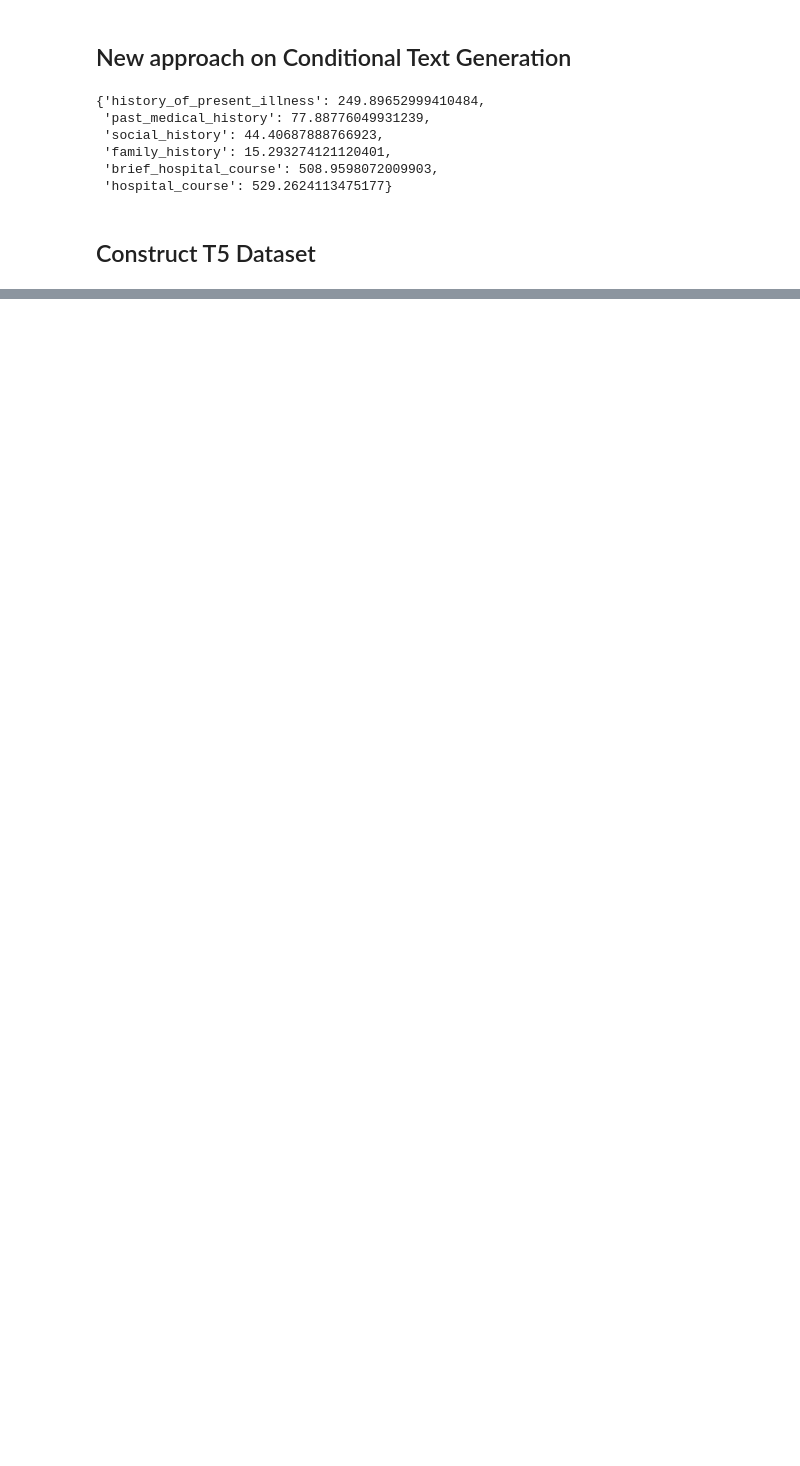
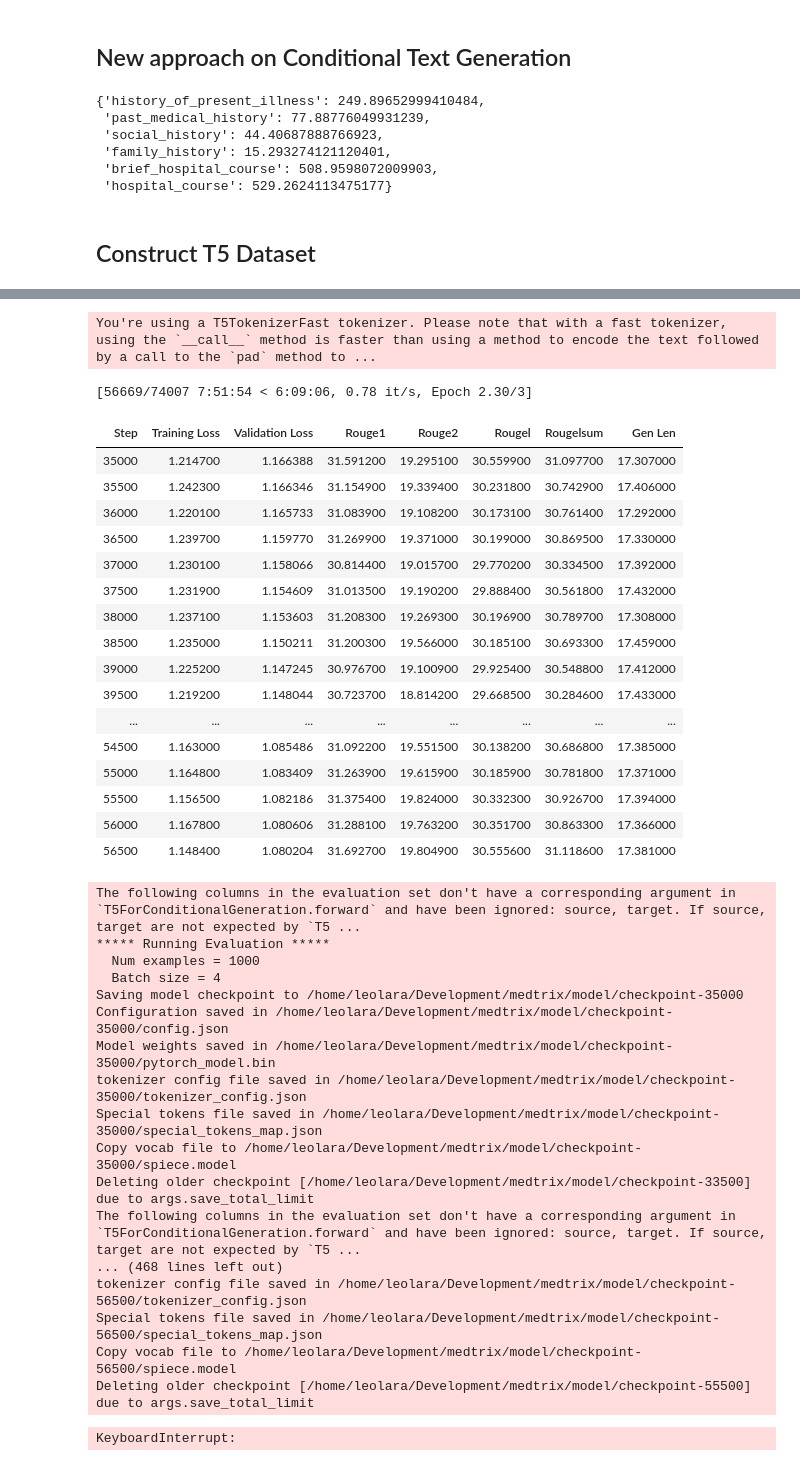
Before and after one commit to leoitcode/medtrix, a Jupyter notebook: notebook/medtrix_nlg.ipynb, the cells around one changed output, grey strips where cells are left out. Cells and saved outputs as stored; diff of their text form; code cells hidden in the pictures; blank space fills up the shorter version.

Commit message:
New experiments with generation

```diff
--- a/notebook/medtrix_nlg.ipynb
+++ b/notebook/medtrix_nlg.ipynb
@@ -279,0 +955,3 @@ get_topics_text(df_struct_text.iloc[0].to_list()[0])
+# %%
+trainer.train(resume_from_checkpoint = True)
+# %% [output]
@@ -279,0 +972,37 @@ get_topics_text(df_struct_text.iloc[0].to_list()[0])
+You're using a T5TokenizerFast tokenizer. Please note that with a fast tokenizer, using the `__call__` method is faster than using a method to encode the text followed by a call to the `pad` method to ...
+[56669/74007 7:51:54 < 6:09:06, 0.78 it/s, Epoch 2.30/3]
+| Step | Training Loss | Validation Loss | Rouge1 | Rouge2 | Rougel | Rougelsum | Gen Len |
+| 35000 | 1.214700 | 1.166388 | 31.591200 | 19.295100 | 30.559900 | 31.097700 | 17.307000 |
+| 35500 | 1.242300 | 1.166346 | 31.154900 | 19.339400 | 30.231800 | 30.742900 | 17.406000 |
+| 36000 | 1.220100 | 1.165733 | 31.083900 | 19.108200 | 30.173100 | 30.761400 | 17.292000 |
+| 36500 | 1.239700 | 1.159770 | 31.269900 | 19.371000 | 30.199000 | 30.869500 | 17.330000 |
+| 37000 | 1.230100 | 1.158066 | 30.814400 | 19.015700 | 29.770200 | 30.334500 | 17.392000 |
+| 37500 | 1.231900 | 1.154609 | 31.013500 | 19.190200 | 29.888400 | 30.561800 | 17.432000 |
+| 38000 | 1.237100 | 1.153603 | 31.208300 | 19.269300 | 30.196900 | 30.789700 | 17.308000 |
+| 38500 | 1.235000 | 1.150211 | 31.200300 | 19.566000 | 30.185100 | 30.693300 | 17.459000 |
+| 39000 | 1.225200 | 1.147245 | 30.976700 | 19.100900 | 29.925400 | 30.548800 | 17.412000 |
+| 39500 | 1.219200 | 1.148044 | 30.723700 | 18.814200 | 29.668500 | 30.284600 | 17.433000 |
+| ... | ... | ... | ... | ... | ... | ... | ... |
+| 54500 | 1.163000 | 1.085486 | 31.092200 | 19.551500 | 30.138200 | 30.686800 | 17.385000 |
+| 55000 | 1.164800 | 1.083409 | 31.263900 | 19.615900 | 30.185900 | 30.781800 | 17.371000 |
+| 55500 | 1.156500 | 1.082186 | 31.375400 | 19.824000 | 30.332300 | 30.926700 | 17.394000 |
+| 56000 | 1.167800 | 1.080606 | 31.288100 | 19.763200 | 30.351700 | 30.863300 | 17.366000 |
+| 56500 | 1.148400 | 1.080204 | 31.692700 | 19.804900 | 30.555600 | 31.118600 | 17.381000 |
+The following columns in the evaluation set don't have a corresponding argument in `T5ForConditionalGeneration.forward` and have been ignored: source, target. If source, target are not expected by `T5 ...
+***** Running Evaluation *****
+  Num examples = 1000
+  Batch size = 4
+Saving model checkpoint to /home/leolara/Development/medtrix/model/checkpoint-35000
+Configuration saved in /home/leolara/Development/medtrix/model/checkpoint-35000/config.json
+Model weights saved in /home/leolara/Development/medtrix/model/checkpoint-35000/pytorch_model.bin
+tokenizer config file saved in /home/leolara/Development/medtrix/model/checkpoint-35000/tokenizer_config.json
+Special tokens file saved in /home/leolara/Development/medtrix/model/checkpoint-35000/special_tokens_map.json
+Copy vocab file to /home/leolara/Development/medtrix/model/checkpoint-35000/spiece.model
+Deleting older checkpoint [/home/leolara/Development/medtrix/model/checkpoint-33500] due to args.save_total_limit
+The following columns in the evaluation set don't have a corresponding argument in `T5ForConditionalGeneration.forward` and have been ignored: source, target. If source, target are not expected by `T5 ...
+... (468 lines left out)
+tokenizer config file saved in /home/leolara/Development/medtrix/model/checkpoint-56500/tokenizer_config.json
+Special tokens file saved in /home/leolara/Development/medtrix/model/checkpoint-56500/special_tokens_map.json
+Copy vocab file to /home/leolara/Development/medtrix/model/checkpoint-56500/spiece.model
+Deleting older checkpoint [/home/leolara/Development/medtrix/model/checkpoint-55500] due to args.save_total_limit
+KeyboardInterrupt:
```
Also changed, not shown: parts of 101 cells of this notebook, 9 other files.
